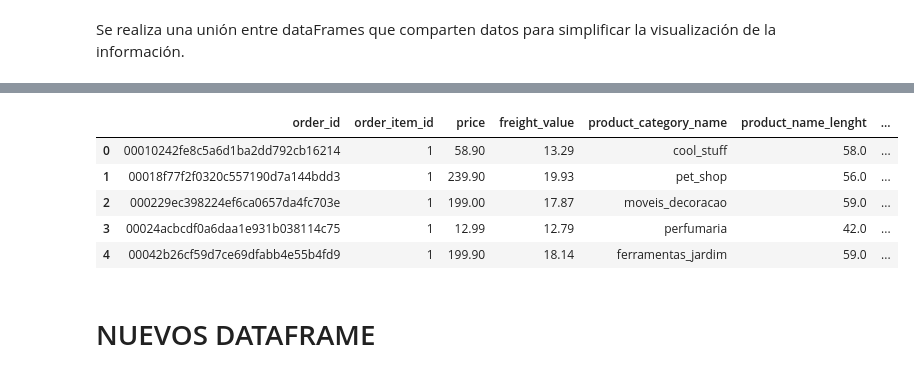
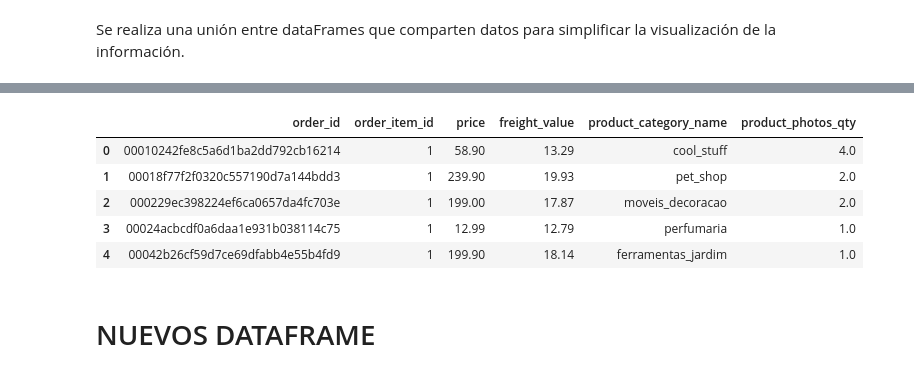
Before and after one commit to Lou-Pomponio/Ejercicios, a Jupyter notebook: ProyectoFinalLourdesPomponio.ipynb, the cells around one changed output, grey strips where cells are left out. Cells and saved outputs as stored; diff of their text form; code cells hidden in the pictures.

```diff
--- a/ProyectoFinalLourdesPomponio.ipynb
+++ b/ProyectoFinalLourdesPomponio.ipynb
@@ -716,16 +725,16 @@ df_merge_order_items_products.head()
 | 3 | 00024acbcdf0a6daa1e931b038114c75 | 1 | 7634da152a4610f1595efa32f14722fc | 9d7a1d34a5052409006425275ba1c2b4 | 2018-08-15 10:10:18 | 12.99 | 12.79 | ... |
 | 4 | 00042b26cf59d7ce69dfabb4e55b4fd9 | 1 | ac6c3623068f30de03045865e4e10089 | df560393f3a51e74553ab94004ba5c87 | 2017-02-13 13:57:51 | 199.90 | 18.14 | ... |
 # %%
-#Eliminamos aquellas columnas donde la información no es relevante para el análisis visual
-df_merge_order_items_products.drop(['product_id','seller_id','shipping_limit_date'], axis=1, inplace=True)
+#Se eliminan aquellas columnas donde la información no es relevante para el análisis visual
+df_merge_order_items_products.drop(['product_id','seller_id','shipping_limit_date','product_name_lenght', 'product_description_lenght','product_weight_g', 'product_length_cm', 'product_height_cm','product_width_cm'], axis=1, inplace=True)
 df_merge_order_items_products.head()
 # %% [output]
-|  | order_id | order_item_id | price | freight_value | product_category_name | product_name_lenght | ... |
-| 0 | 00010242fe8c5a6d1ba2dd792cb16214 | 1 | 58.90 | 13.29 | cool_stuff | 58.0 | ... |
-| 1 | 00018f77f2f0320c557190d7a144bdd3 | 1 | 239.90 | 19.93 | pet_shop | 56.0 | ... |
-| 2 | 000229ec398224ef6ca0657da4fc703e | 1 | 199.00 | 17.87 | moveis_decoracao | 59.0 | ... |
-| 3 | 00024acbcdf0a6daa1e931b038114c75 | 1 | 12.99 | 12.79 | perfumaria | 42.0 | ... |
-| 4 | 00042b26cf59d7ce69dfabb4e55b4fd9 | 1 | 199.90 | 18.14 | ferramentas_jardim | 59.0 | ... |
+|  | order_id | order_item_id | price | freight_value | product_category_name | product_photos_qty |
+| 0 | 00010242fe8c5a6d1ba2dd792cb16214 | 1 | 58.90 | 13.29 | cool_stuff | 4.0 |
+| 1 | 00018f77f2f0320c557190d7a144bdd3 | 1 | 239.90 | 19.93 | pet_shop | 2.0 |
+| 2 | 000229ec398224ef6ca0657da4fc703e | 1 | 199.00 | 17.87 | moveis_decoracao | 2.0 |
+| 3 | 00024acbcdf0a6daa1e931b038114c75 | 1 | 12.99 | 12.79 | perfumaria | 1.0 |
+| 4 | 00042b26cf59d7ce69dfabb4e55b4fd9 | 1 | 199.90 | 18.14 | ferramentas_jardim | 1.0 |
 # %% [markdown]
 # NUEVOS DATAFRAME
 # %% [markdown]
```
Also changed, not shown: parts of 6 cells of this notebook.
